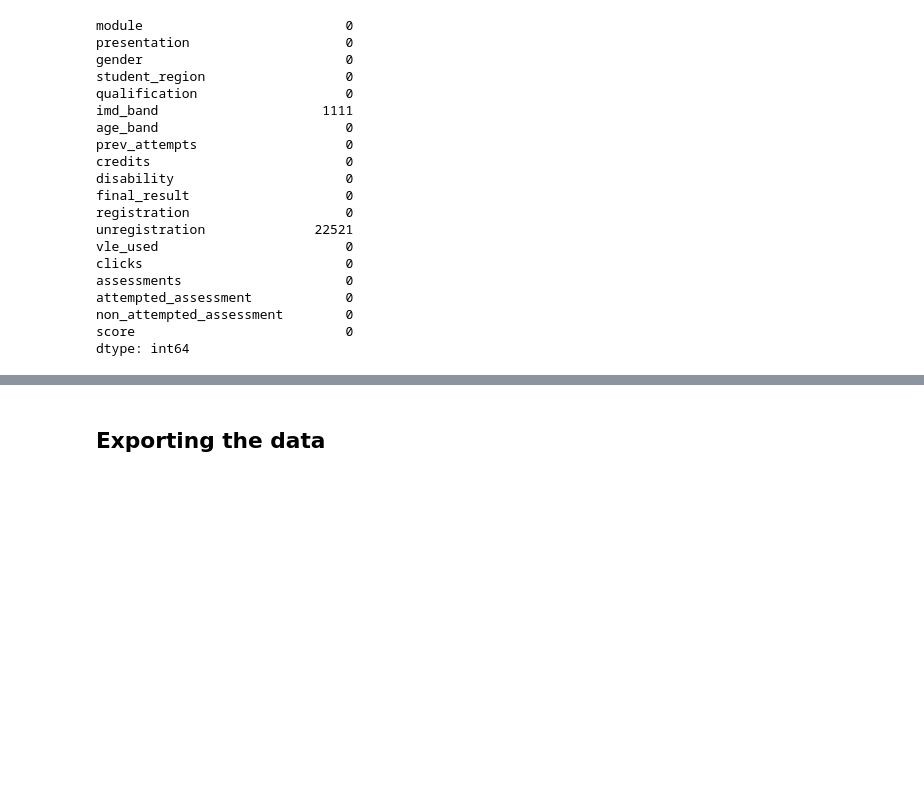
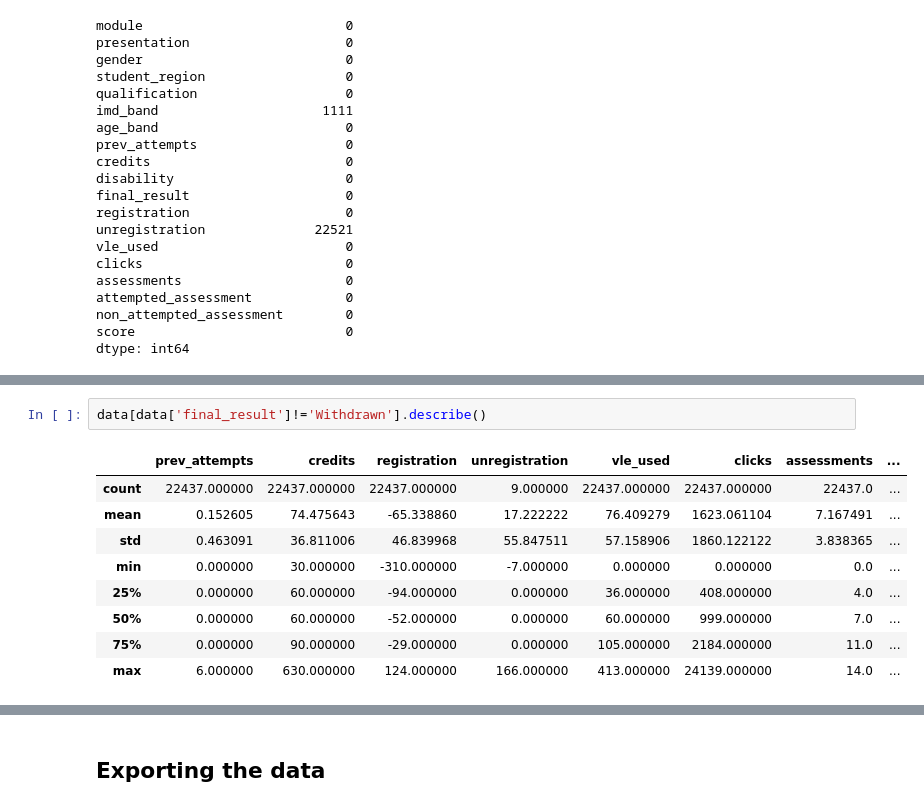
Before and after one commit to IamRaNo/ranojoy_data_analytics_projects, a Jupyter notebook: Beyond Oulad - Students Dropout/notebooks/02_sql_cleaning.ipynb, the cells around one changed output, grey strips where cells are left out. Saved outputs shown, nothing was run; the diff lists cells and outputs as text; blank space fills up the shorter version.

```diff
--- a/Beyond Oulad - Students Dropout/notebooks/02_sql_cleaning.ipynb
+++ b/Beyond Oulad - Students Dropout/notebooks/02_sql_cleaning.ipynb
@@ -398,0 +410,12 @@ dtype: int64
+# %%
+data[data['final_result']!='Withdrawn'].describe()
+# %% [output]
+|  | prev_attempts | credits | registration | unregistration | vle_used | clicks | assessments | ... |
+| count | 22437.000000 | 22437.000000 | 22437.000000 | 9.000000 | 22437.000000 | 22437.000000 | 22437.0 | ... |
+| mean | 0.152605 | 74.475643 | -65.338860 | 17.222222 | 76.409279 | 1623.061104 | 7.167491 | ... |
+| std | 0.463091 | 36.811006 | 46.839968 | 55.847511 | 57.158906 | 1860.122122 | 3.838365 | ... |
+| min | 0.000000 | 30.000000 | -310.000000 | -7.000000 | 0.000000 | 0.000000 | 0.0 | ... |
+| 25% | 0.000000 | 60.000000 | -94.000000 | 0.000000 | 36.000000 | 408.000000 | 4.0 | ... |
+| 50% | 0.000000 | 60.000000 | -52.000000 | 0.000000 | 60.000000 | 999.000000 | 7.0 | ... |
+| 75% | 0.000000 | 90.000000 | -29.000000 | 0.000000 | 105.000000 | 2184.000000 | 11.0 | ... |
+| max | 6.000000 | 630.000000 | 124.000000 | 166.000000 | 413.000000 | 24139.000000 | 14.0 | ... |
```
Also changed, not shown: parts of 10 cells of this notebook, 2 other files.
